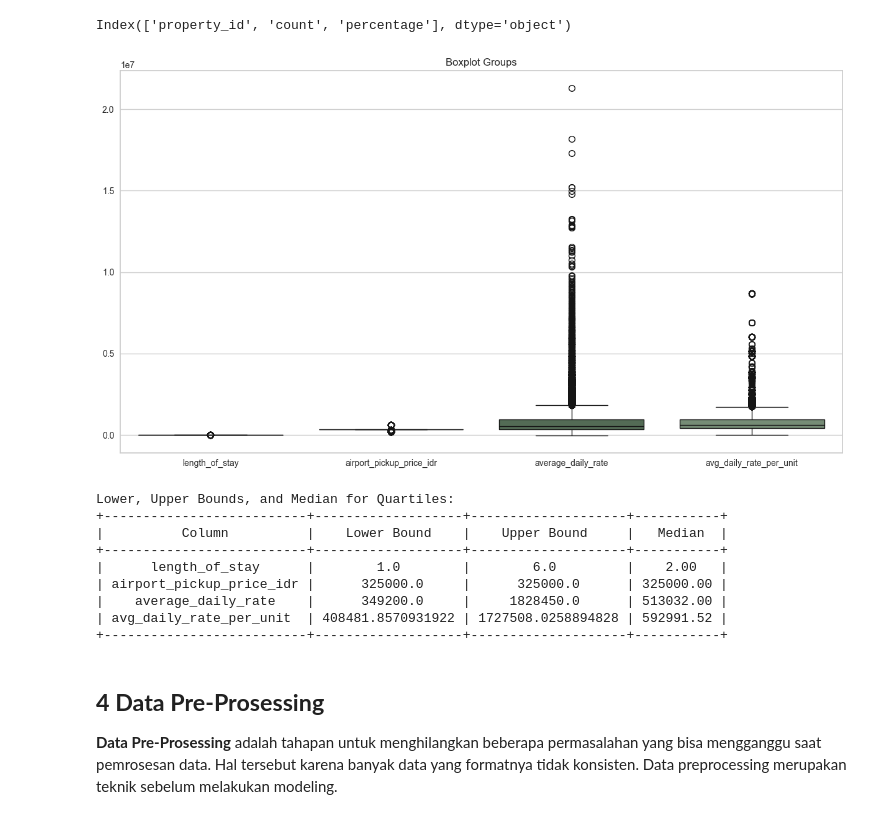
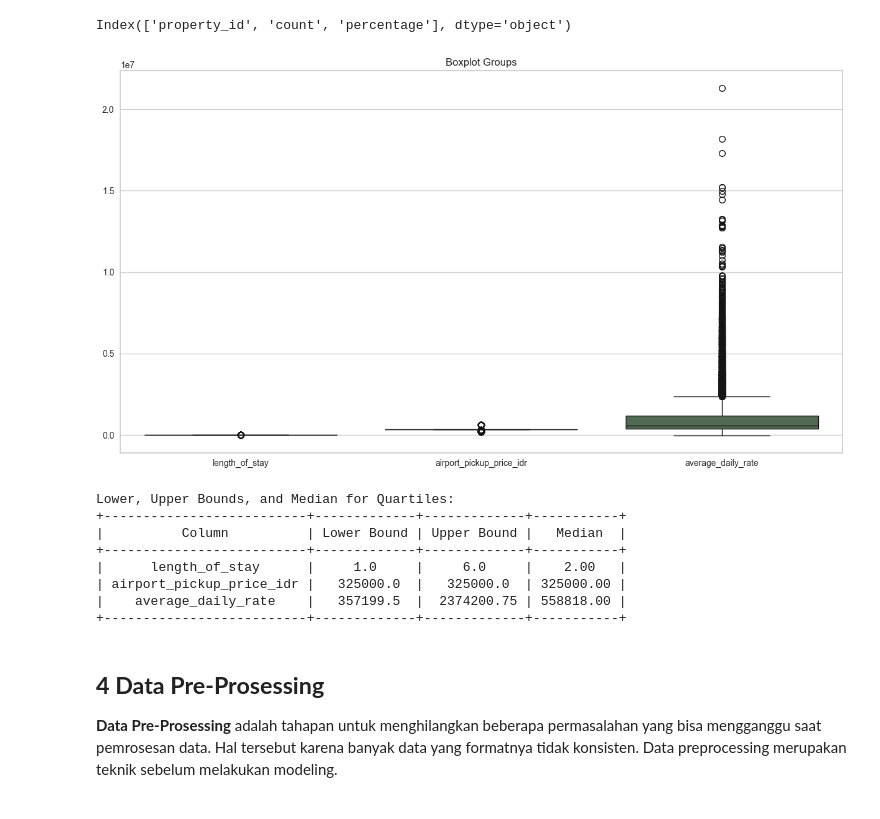
Before and after one commit to reshameir/c241-rp01-bangkit-capstone, a Jupyter notebook: chapstone.ipynb, the cells around one changed output. Saved outputs shown, nothing was run; the diff lists cells and outputs as text; code cells hidden in the pictures.

```diff
--- a/chapstone.ipynb
+++ b/chapstone.ipynb
@@ -51,7 +52,7 @@ warnings.filterwarnings('ignore')
 import pandas as pd
 
 # Definisikan nama file
-filename = "booking_dataset_2024_06_03_with_nan.csv"
+filename = "booking_dataset_2024_06_03.csv"
 
 # Membaca dataset dari file CSV
 raw_data = pd.read_csv(filename)
@@ -59,5 +60,5 @@ df = raw_data
 data_eda =raw_data
 
 # Menampilkan 5 baris pertama dari dataset
-raw_data.head()
+raw_data.describe()
 # %% [output]
@@ -71,3 +75,6 @@ raw_data.head()
+# %%
+raw_data = raw_data.drop(['booking_earned_in_idr','avg_daily_rate_per_unit','seasonality','property_id1','cancellation_policy'
+], axis = 1)
 # %%
 df = raw_data
 data_eda =raw_data
@@ -200,41 +207,40 @@ fig.show()
 # %% [output]
 Index(['property_id', 'count', 'percentage'], dtype='object')
 # %%
-columns = df[['length_of_stay', 'airport_pickup_price_idr','average_daily_rate', 'avg_daily_rate_per_unit']]
+columns = df[['length_of_stay', 'airport_pickup_price_idr','average_daily_rate']]
 pal = ['#163020', '#3A4D39', '#4F6F52', '#739072', '#98BF97', '#B1DEAF', '#B9E8B7', '#C7F7C6']
 
 plt.figure(figsize=(15, 8))
 sns.boxplot(data=columns,palette=pal)
 plt.title('Boxplot Groups')
 plt.show()
 
 table_bounds = PrettyTable()
 table_bounds.field_names = ["Column", "Lower Bound", "Upper Bound", "Median"]
 
 for column in columns.columns:
     Q1 = columns[column].quantile(0.25)
     Q2 = columns[column].median()
     Q3 = columns[column].quantile(0.75)
     IQR = Q3 - Q1
 
     lower_bound = Q1
     upper_bound = Q3 + 1.5 * IQR
 
     table_bounds.add_row([column, f'{lower_bound}', f'{upper_bound}', f'{Q2:.2f}'])
 
 print("Lower, Upper Bounds, and Median for Quartiles:")
 print(table_bounds)
 # %% [output]
-[figure, old version]
+[figure, new version]
 Lower, Upper Bounds, and Median for Quartiles:
-+--------------------------+-------------------+--------------------+-----------+
-|          Column          |    Lower Bound    |    Upper Bound     |   Median  |
-+--------------------------+-------------------+--------------------+-----------+
-|      length_of_stay      |        1.0        |        6.0         |    2.00   |
-| airport_pickup_price_idr |      325000.0     |      325000.0      | 325000.00 |
-|    average_daily_rate    |      349200.0     |     1828450.0      | 513032.00 |
-| avg_daily_rate_per_unit  | 408481.8570931922 | 1727508.0258894828 | 592991.52 |
-+--------------------------+-------------------+--------------------+-----------+
++--------------------------+-------------+-------------+-----------+
+|          Column          | Lower Bound | Upper Bound |   Median  |
++--------------------------+-------------+-------------+-----------+
+|      length_of_stay      |     1.0     |     6.0     |    2.00   |
+| airport_pickup_price_idr |   325000.0  |   325000.0  | 325000.00 |
+|    average_daily_rate    |   357199.5  |  2374200.75 | 558818.00 |
++--------------------------+-------------+-------------+-----------+
 # %%
 cols = [col for col in df.columns if df[col].dtype != 'object'][1:]
 corr = df[cols].corr()
```
Also changed, not shown: parts of 32 cells of this notebook, 1 other file.
